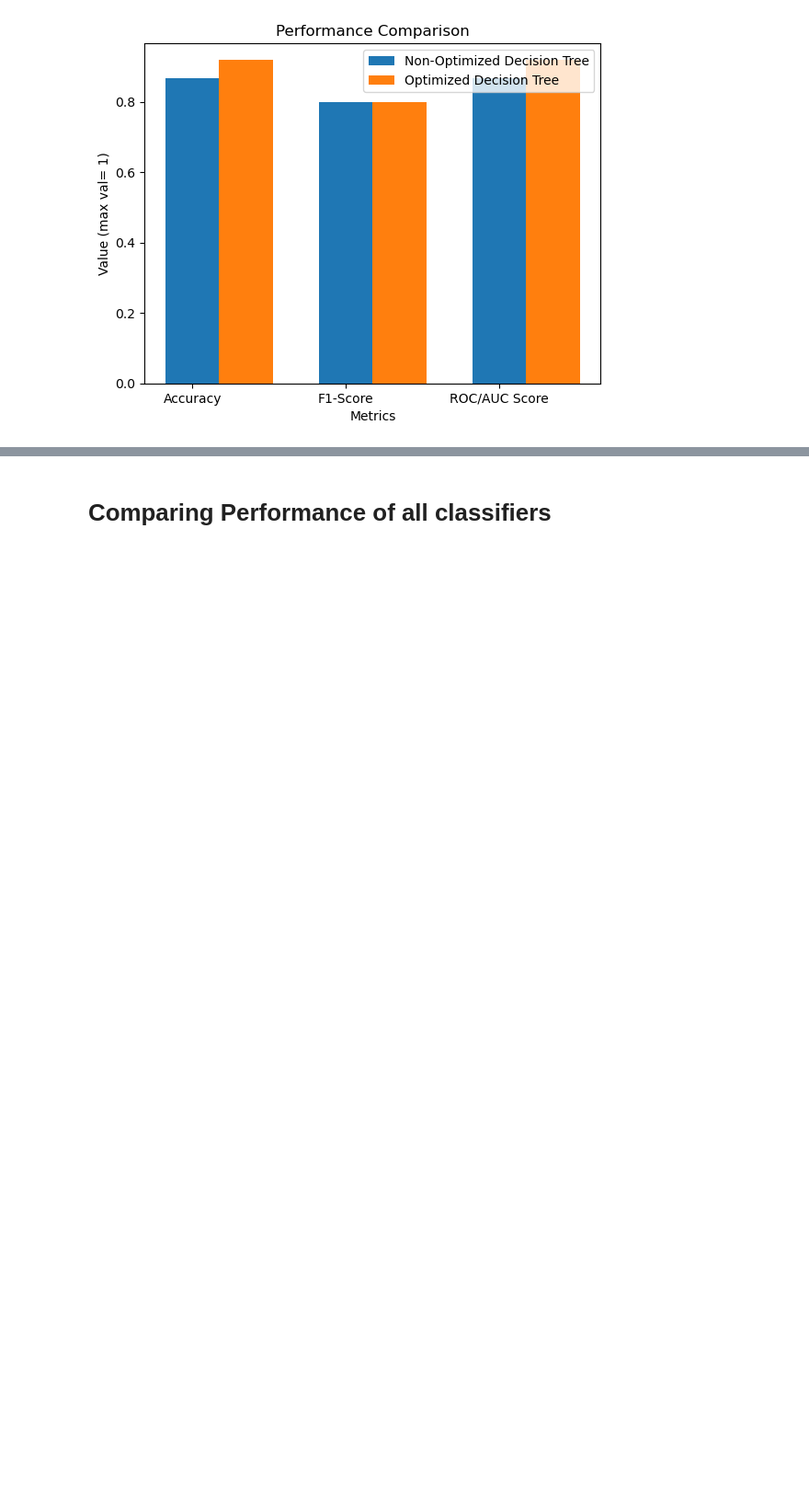
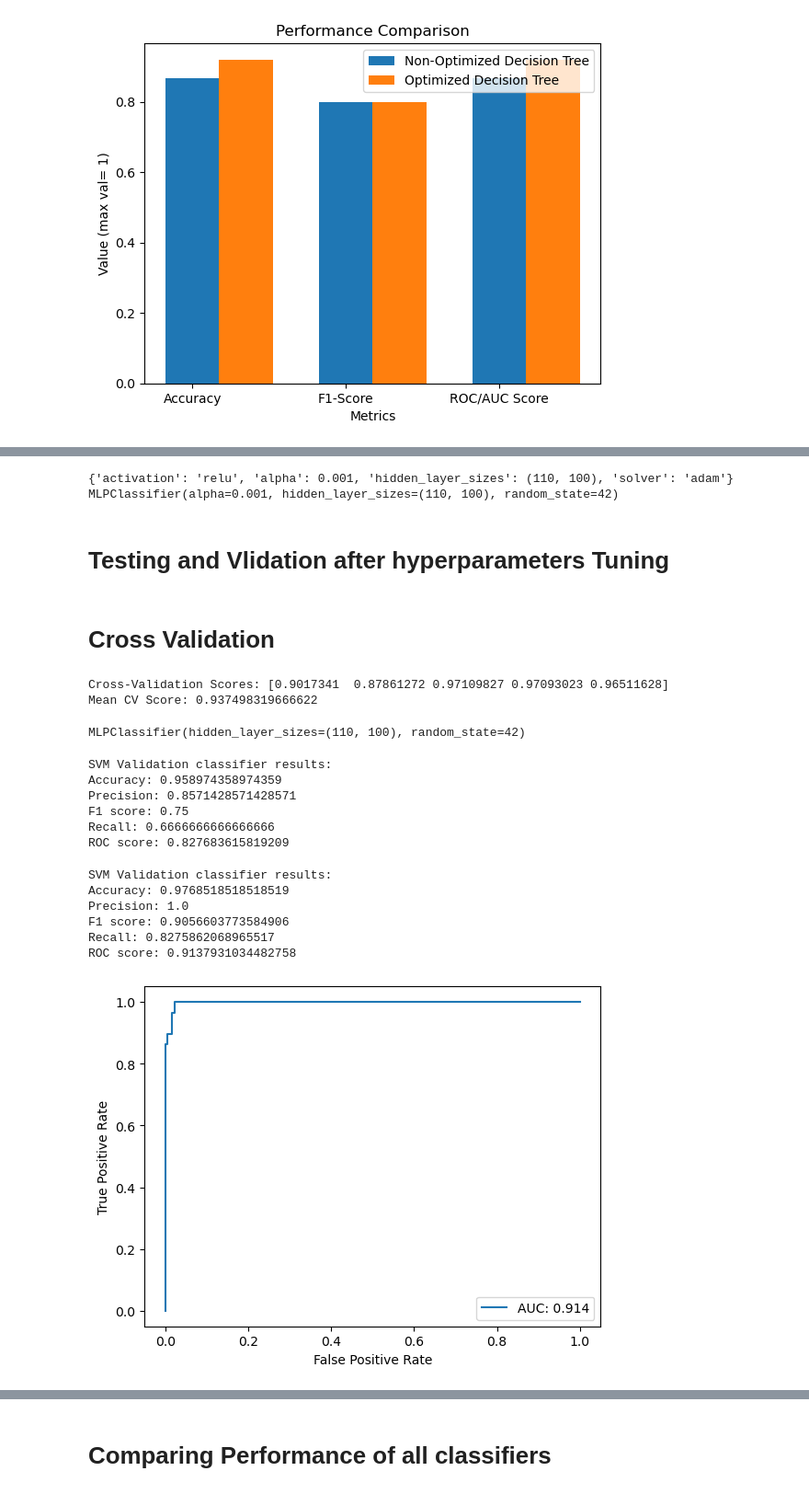
Before and after one commit to mahgob601/MachineLearning-Project, a Jupyter notebook: SVM_KNN_Bayes_DT.ipynb, the cells around one changed output, grey strips where cells are left out. Shown: that part at 92% size. Saved outputs shown, nothing was run; the diff lists cells and outputs as text; code cells hidden in the pictures; blank space fills up the shorter version.

```diff
--- a/SVM_KNN_Bayes_DT.ipynb
+++ b/SVM_KNN_Bayes_DT.ipynb
@@ -808,0 +891,3 @@ plt.show()
+# %%
+# fitting the model for grid search
+grid_mlp.fit(x_train, y_train)
@@ -808,0 +904,70 @@ plt.show()
+# %%
+# print best parameter after tuning
+print(grid_mlp.best_params_)
+
+# print how our model looks after hyper-parameter tuning
+print(grid_mlp.best_estimator_)
+# %% [output]
+{'activation': 'relu', 'alpha': 0.001, 'hidden_layer_sizes': (110, 100), 'solver': 'adam'}
+MLPClassifier(alpha=0.001, hidden_layer_sizes=(110, 100), random_state=42)
+# %% [markdown]
+# Testing and Vlidation after hyperparameters Tuning
+# %%
+from sklearn.model_selection import cross_val_score
+# Create an MLP classifier
+mlp2 = MLPClassifier(hidden_layer_sizes=(110, 100), activation='relu', solver='adam', random_state=42)
+# %% [markdown]
+# Cross Validation
+# %%
+
+# Perform cross-validation
+cv_scores2_mlp = cross_val_score(mlp2, x, y, cv=5)
+print("Cross-Validation Scores:", cv_scores2_mlp)
+print("Mean CV Score:", cv_scores2_mlp.mean())
+# %% [output]
+Cross-Validation Scores: [0.9017341  0.87861272 0.97109827 0.97093023 0.96511628]
+Mean CV Score: 0.937498319666622
+# %%
+mlp2.fit(x_train, y_train)
+# %% [output]
+MLPClassifier(hidden_layer_sizes=(110, 100), random_state=42)
+# %%
+y_pred3_mlp = mlp2.predict(x_val)
+print("SVM Validation classifier results:")
+print("Accuracy:", metrics.accuracy_score(y_val, y_pred3_mlp))
+print("Precision:", metrics.precision_score(y_val, y_pred3_mlp))
+print("F1 score:", metrics.f1_score(y_val, y_pred3_mlp))
+print("Recall:", metrics.recall_score(y_val, y_pred3_mlp))
+print("ROC score:", metrics.roc_auc_score(y_val, y_pred3_mlp))
+# %% [output]
+SVM Validation classifier results:
+Accuracy: 0.958974358974359
+Precision: 0.8571428571428571
+F1 score: 0.75
+Recall: 0.6666666666666666
+ROC score: 0.827683615819209
+# %%
+y_pred4_mlp = mlp2.predict(x_test)
+print("SVM Validation classifier results:")
+print("Accuracy:", metrics.accuracy_score(y_test, y_pred4_mlp))
+print("Precision:", metrics.precision_score(y_test, y_pred4_mlp))
+print("F1 score:", metrics.f1_score(y_test, y_pred4_mlp))
+print("Recall:", metrics.recall_score(y_test, y_pred4_mlp))
+print("ROC score:", metrics.roc_auc_score(y_test, y_pred4_mlp))
+# %% [output]
+SVM Validation classifier results:
+Accuracy: 0.9768518518518519
+Precision: 1.0
+F1 score: 0.9056603773584906
+Recall: 0.8275862068965517
+ROC score: 0.9137931034482758
+# %%
+y_pred_proba2_mlp = mlp2.predict_proba(x_test)[::, 1]
+fpr2_mlp, tpr2_mlp, _2 = metrics.roc_curve(y_test, y_pred_proba2_mlp)
+plt.plot(fpr2_mlp, tpr2_mlp, label="AUC: " + str(round(metrics.roc_auc_score(y_test, y_pred4_mlp),3)))
+plt.ylabel('True Positive Rate')
+plt.xlabel('False Positive Rate')
+plt.legend(loc=4)
+plt.show()
+# %% [output]
+[figure, added]
```
Also changed, not shown: parts of 18 cells of this notebook.
